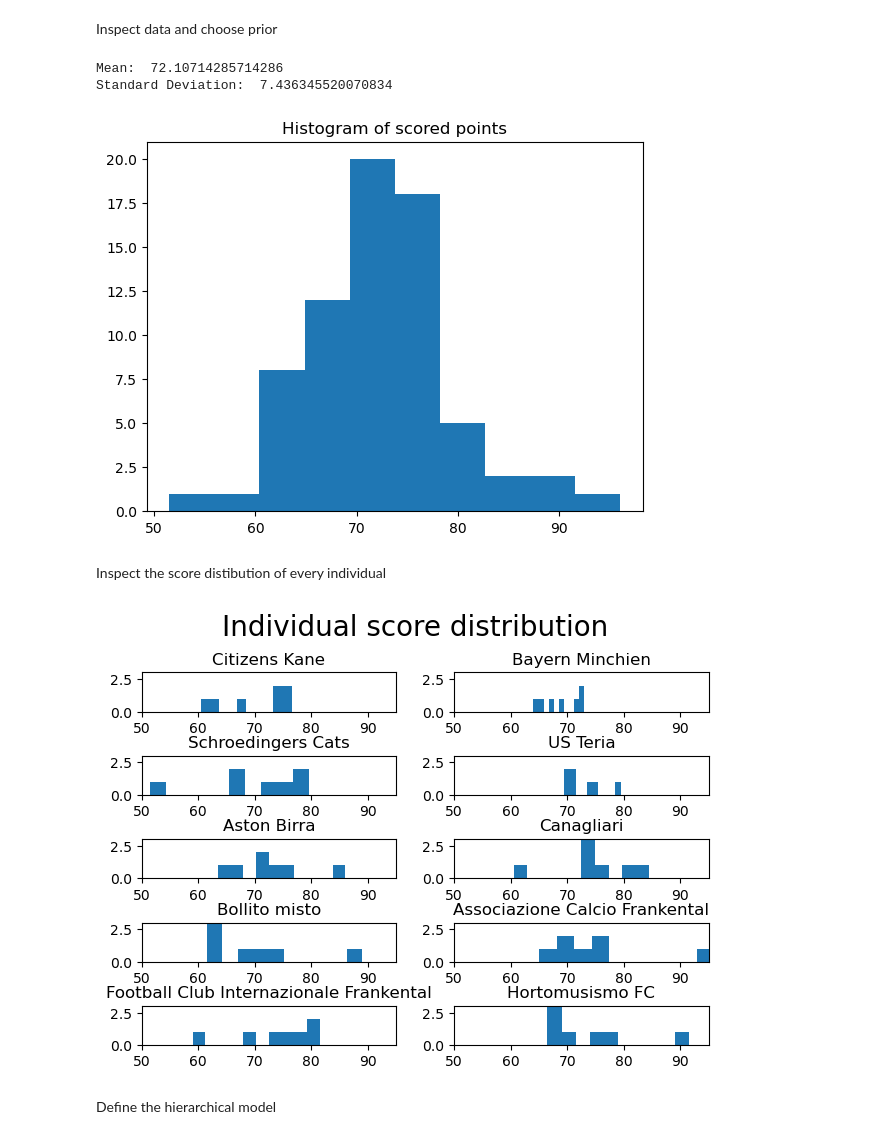
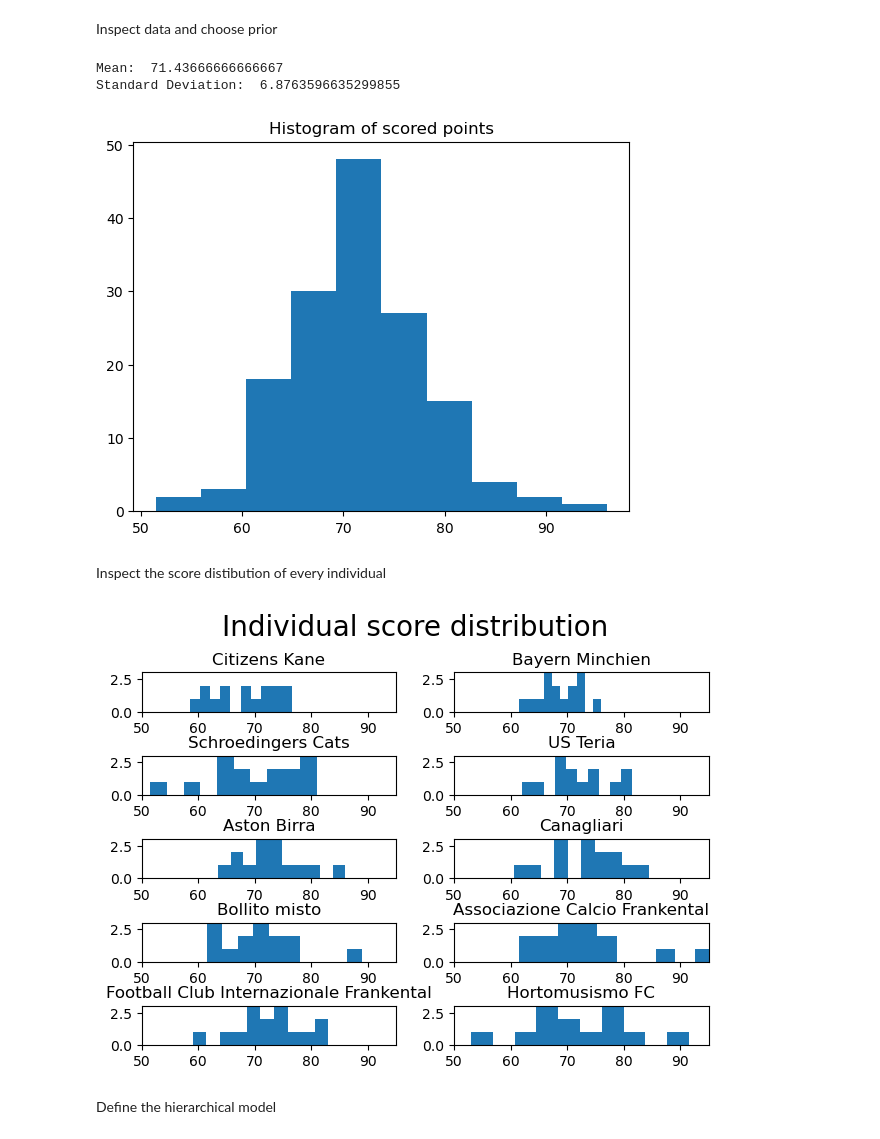
Before and after one commit to emguzzi/FantaSimulator, a Jupyter notebook: FantaSimulator.ipynb, the cells around one changed output. Saved outputs shown, nothing was run; the diff lists cells and outputs as text; code cells hidden in the pictures.

```diff
--- a/FantaSimulator.ipynb
+++ b/FantaSimulator.ipynb
@@ -11,31 +15,20 @@ Inspect data and choose prior
 # %%
 #read scores
 df = pd.read_csv("./data/Punti.csv")
-
-#save all the obtained scores in a single array
-teams = df["name"].unique()
-scores = np.empty(0)
-for team in teams:
-    df_team = df.loc[df["name"] == team]
-    score_team = df_team.values[0][2:-1].astype("float")
-    score_team = score_team[~np.isnan(score_team)]
-    scores = np.concatenate((scores, score_team))
+teams =  df["name"].unique()
+scores = extract_all_scores(df)
 
 #display the array as histogram
 plt.hist(scores)
 plt.title("Histogram of scored points")
 mean = np.mean(scores)
 sd = np.std(scores)
 print("Mean: ", mean)
 print("Standard Deviation: ", sd)
-
-#Normal with seams like a fair assumption to start with.
-#However, for the individual teams it should be possible to be
-#left or right skewed
 # %% [output]
-Mean:  72.10714285714286
-Standard Deviation:  7.436345520070834
+Mean:  71.43666666666667
+Standard Deviation:  6.8763596635299855
-[figure, old version]
+[figure, new version]
 # %% [markdown]
 Inspect the score distibution of every individual
 # %%
@@ -54,6 +47,6 @@ for i,team in enumerate(teams):
     ax[i%5,i%2].set_ylim(0,3)
     ax[i%5,i%2].hist(score_team)
 # %% [output]
-[figure, old version]
+[figure, new version]
 # %% [markdown]
 Define the hierarchical model
```
Also changed, not shown: parts of 11 cells of this notebook, 3 other files.
